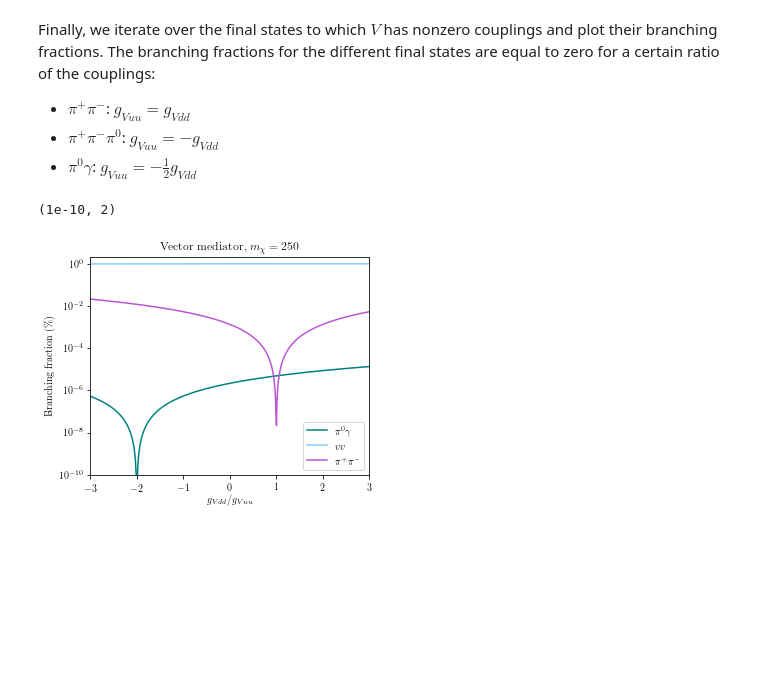
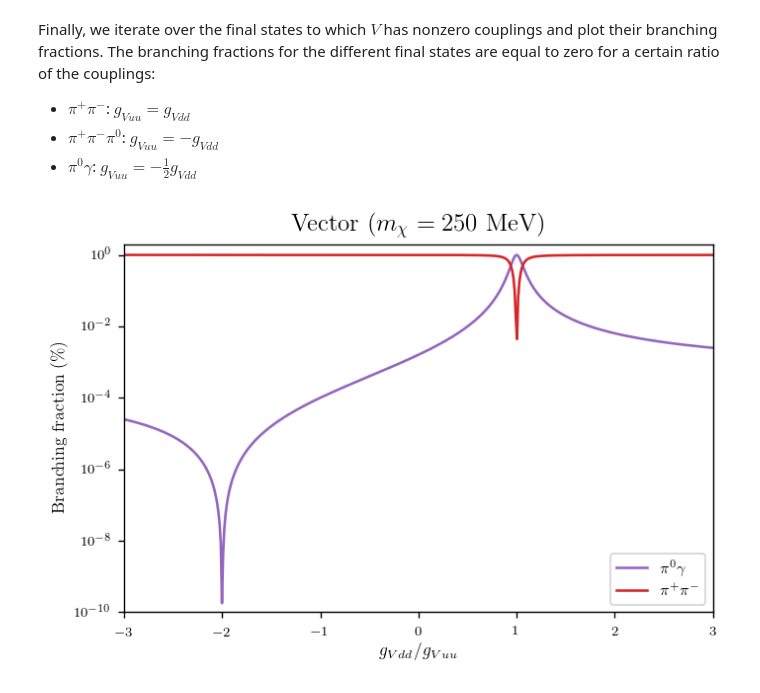
Before and after one commit to LoganAMorrison/Hazma, a Jupyter notebook: tutorials/vector_mediator_branching_fractions.ipynb, the cells around one changed output. Drawn from its saved outputs; the diff is of its cells as text; code cells hidden in the pictures; blank space fills up the shorter version.

```diff
--- a/tutorials/vector_mediator_branching_fractions.ipynb
+++ b/tutorials/vector_mediator_branching_fractions.ipynb
@@ -9,16 +8,3 @@ This function makes nice $\LaTeX$ labels for different final states
-# %%
-def get_tex_label(fs):
-    tex_label = r"$"+ fs
-    tex_label = tex_label.replace("pi0", "\pi^0")
-    tex_label = tex_label.replace("pi pi", "\pi^+ \pi^-")
-    tex_label = tex_label.replace("mu mu", "\mu^+ \mu^-")
-    tex_label = tex_label.replace("g", "\gamma")
-    tex_label = tex_label.replace("e e", "e^+ e^-")
-    return tex_label + r"$"
-
-def get_color(fs):
-    fss = sorted(list(set(ScalarMediator.list_final_states() + VectorMediator.list_final_states())))
-    return list(plt.rcParams["axes.prop_cycle"])[fss.index(fs)]["color"]
 # %% [markdown]
 ## Branching fractions as a function of $g_{Vuu}$ and $g_{Vdd}$
 # %% [markdown]
@@ -29,7 +15,8 @@ ratios = np.linspace(ratio_min, ratio_max, n_ratios)
 # %% [markdown]
 Next, initialize the vector mediator class. We set all ancillary couplings to zero; we will soon change $g_{Vdd}$ in our scan. We take $m_\chi = 250$ MeV, the upper limit of validity for this model. The final plot below changes little with $m_\chi$; the primary changes are that the $\pi^+ \pi^- \pi^0$ channel shuts off below $m_\chi \approx 210$ MeV and the narrow region around $g_{Vuu} = g_{Vdd}$ where the $\pi^+ \pi^-$ channel becomes inaccessible broadens slightly.
 # %%
-vm_args = {"mx": 250., "mv": 240., "gvxx": 1., "gvuu": 1., "gvdd": 1., "gvss": 0., "gvee": 0., "gvmumu": 0.}
+vm_args = {"mx": 250., "mv": 1000., "gvxx": 1., "gvuu": 1., "gvdd": 1.,
+           "gvss": 0., "gvee": 0., "gvmumu": 0.}
 vm = VectorMediator(**vm_args)
 # %% [markdown]
 Now we compute the branching fractions for each value of $g_{Vdd} / g_{Vuu}$. To avoid dividing by zero, it's necessary to give the DM a small amount of kinetic energy by setting its velocity equal to the usual $10^{-3}c$. We store the dictionaries returned by `branching_fractions()` in the list `bfs_raw`.
@@ -54,21 +41,21 @@ Finally, we iterate over the final states to which $V$ has nonzero couplings and
 * $\pi^+ \pi^- \pi^0$: $g_{Vuu} = -g_{Vdd}$
 * $\pi^0 \gamma$: $g_{Vuu} = -\frac{1}{2}g_{Vdd}$
 # %%
-plt.figure(figsize=(5, 4))
+plt.figure(figsize=(latex_text_width_1col, 4))
 
 for fs, bf_list in bfs.iteritems():
-    if fs not in ["e e", "mu mu"]:
+    if fs not in ["e e", "mu mu", "v v"]:
         plt.plot(ratios, bf_list, color=get_color(fs), label=get_tex_label(fs))
 
 plt.yscale("log")
-plt.title("Vector mediator, $m_\chi = %.0f$" % vm.mx)
+plt.title("Vector ($m_\chi = 250$ MeV)")
 plt.xlabel(r"$g_{Vdd} / g_{Vuu}$")
 plt.ylabel("Branching fraction (\%)")
 plt.legend()
 plt.xlim(ratios[[0, -1]])
 plt.ylim(1e-10, 2)
 
-# plt.savefig("figures/vector_branching_fractions.pdf")
+plt.tight_layout()
+plt.savefig("figures/vector_branching_fractions.pdf")
 # %% [output]
-(1e-10, 2)
-[figure, old version]
+[figure, new version]
```
Also changed, not shown: parts of 2 cells of this notebook, 7 other files.
